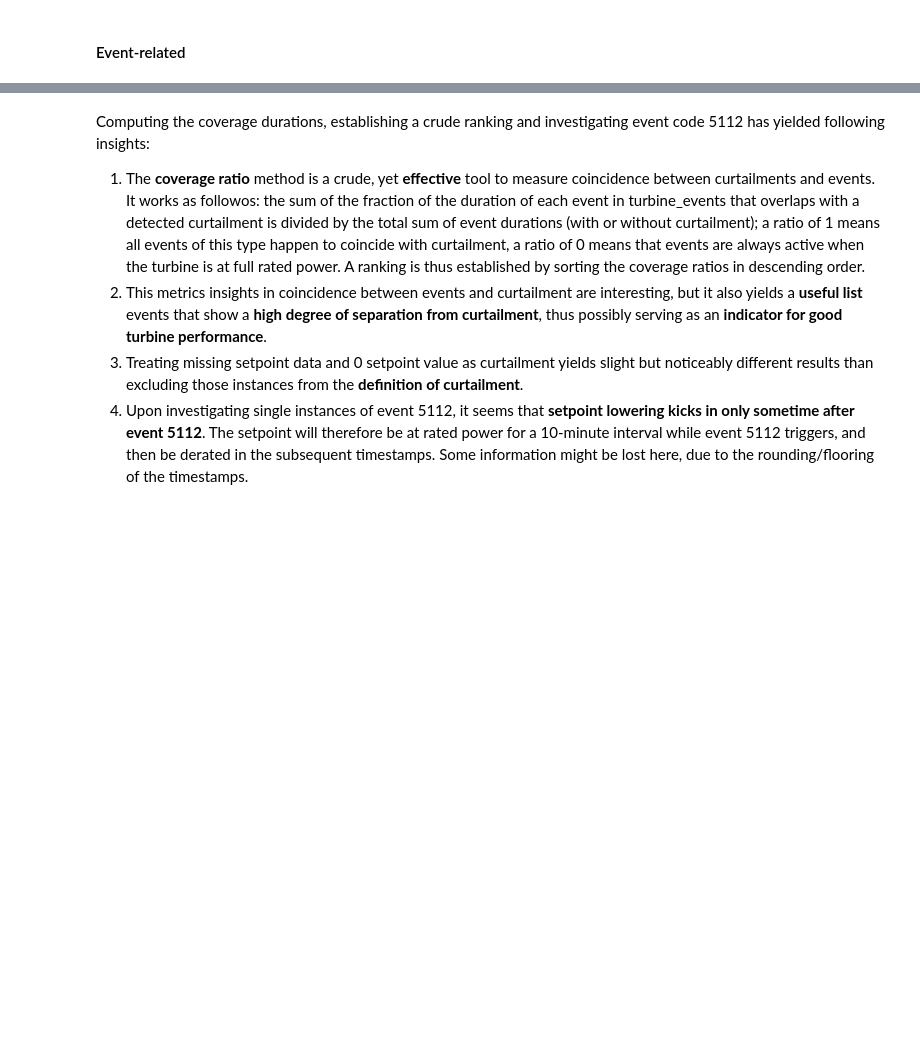
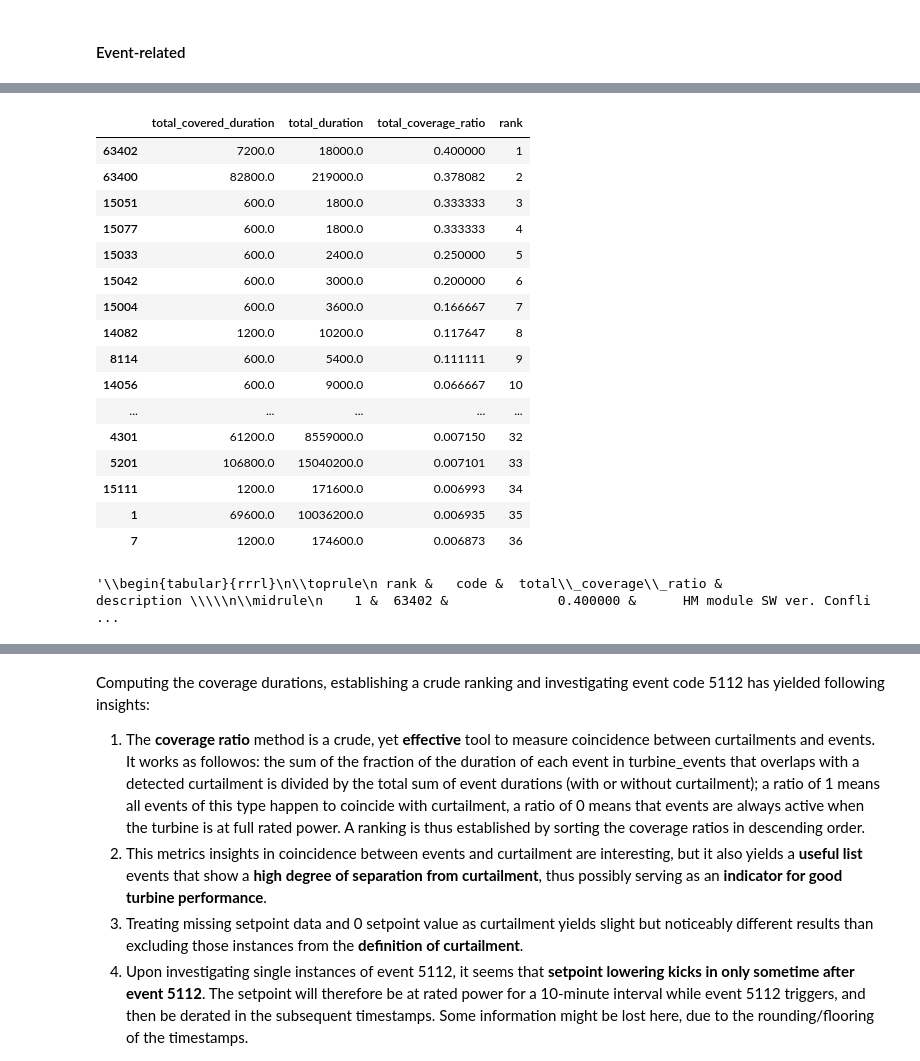
Before and after one commit to MatthaeusHilpold/PyTailment, a Jupyter notebook: GDT_2021.ipynb, the cells around one changed output, grey strips where cells are left out. Saved outputs shown, nothing was run; the diff lists cells and outputs as text; code cells hidden in the pictures; blank space fills up the shorter version.

```diff
--- a/GDT_2021.ipynb
+++ b/GDT_2021.ipynb
@@ -1534 +1639,21 @@ ranking_non_curtailed
+# %%
+ranking_non_curtailed.head(36)
+# %% [output]
+|  | total_covered_duration | total_duration | total_coverage_ratio | rank |
+| 63402 | 7200.0 | 18000.0 | 0.400000 | 1 |
+| 63400 | 82800.0 | 219000.0 | 0.378082 | 2 |
+| 15051 | 600.0 | 1800.0 | 0.333333 | 3 |
+| 15077 | 600.0 | 1800.0 | 0.333333 | 4 |
+| 15033 | 600.0 | 2400.0 | 0.250000 | 5 |
+| 15042 | 600.0 | 3000.0 | 0.200000 | 6 |
+| 15004 | 600.0 | 3600.0 | 0.166667 | 7 |
+| 14082 | 1200.0 | 10200.0 | 0.117647 | 8 |
+| 8114 | 600.0 | 5400.0 | 0.111111 | 9 |
+| 14056 | 600.0 | 9000.0 | 0.066667 | 10 |
+| ... | ... | ... | ... | ... |
+| 4301 | 61200.0 | 8559000.0 | 0.007150 | 32 |
+| 5201 | 106800.0 | 15040200.0 | 0.007101 | 33 |
+| 15111 | 1200.0 | 171600.0 | 0.006993 | 34 |
+| 1 | 69600.0 | 10036200.0 | 0.006935 | 35 |
+| 7 | 1200.0 | 174600.0 | 0.006873 | 36 |
 # %%
@@ -1537,8 +1662,8 @@ top20
 # %%
-top20desc = turbine_events[turbine_events.ErrorCode.isin(top20)][['ErrorCode', 'Text']].copy()
-top20desc.ErrorCode = top20desc.ErrorCode.astype("category")
-top20desc.ErrorCode.cat.set_categories(top20, inplace=True)
-top20code = top20desc.sort_values(by='ErrorCode').ErrorCode.unique()
-top20desc = top20desc.sort_values(by='ErrorCode').Text.unique()
-for i in range(len(top20desc)):
-  print("rank: ", i+1, " code: ", top20code[i], " text: ", top20desc[i])
+topdesc = [turbine_events[turbine_events.ErrorCode ==value].iloc[0].Text for value in top20]
+ranking_non_curtailed['description'] = topdesc
+ranking_non_curtailed['code'] = ranking_non_curtailed.index
+
+ranking_non_curtailed[['rank', 'code', 'total_coverage_ratio', 'description']].head(36).to_latex(index=False)
+# %% [output]
+'\\begin{tabular}{rrrl}\n\\toprule\n rank &   code &  total\\_coverage\\_ratio &                     description \\\\\n\\midrule\n    1 &  63402 &              0.400000 &      HM module SW ver. Confli ...
```
Also changed, not shown: parts of 42 cells of this notebook, 3 other files.
